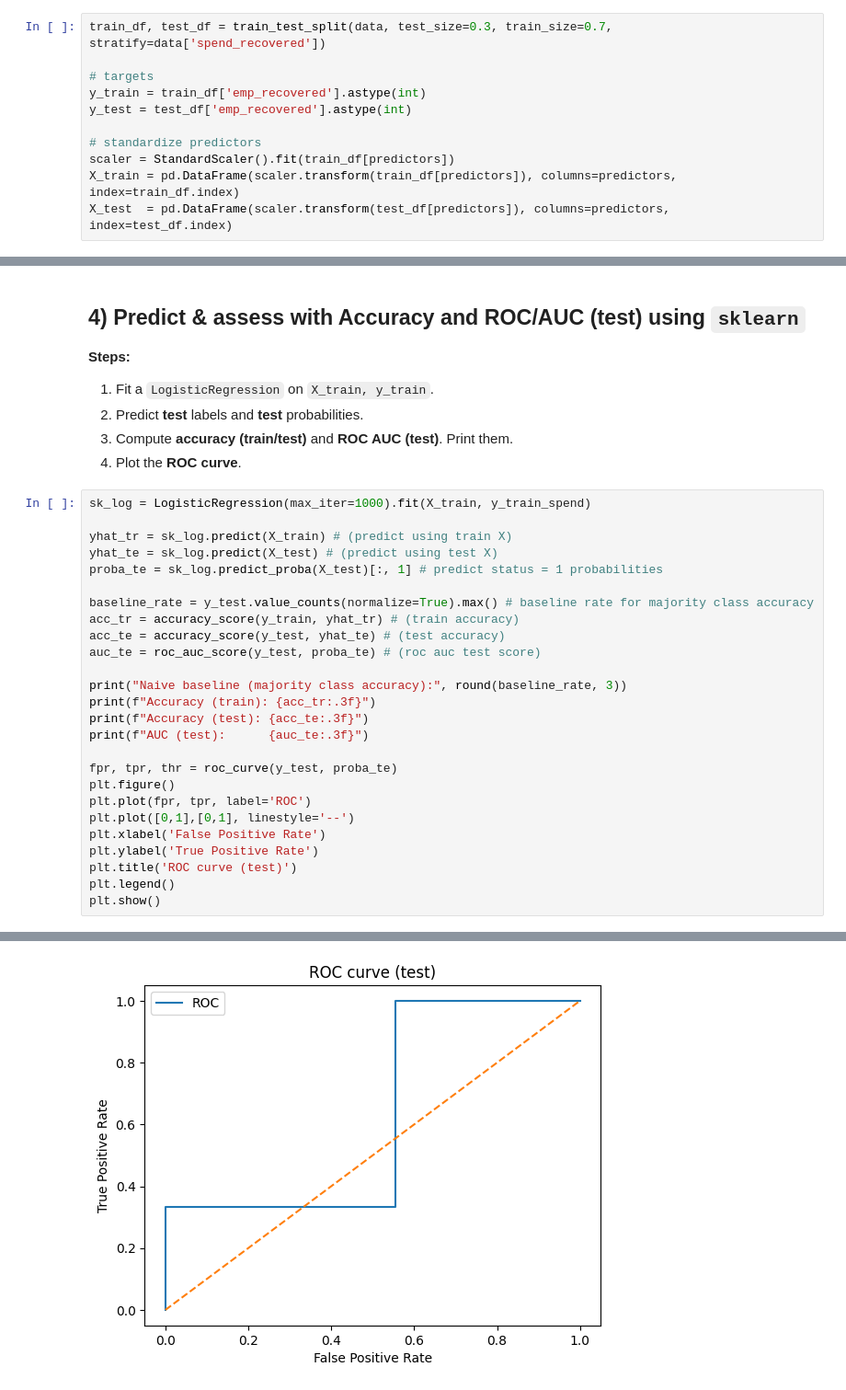
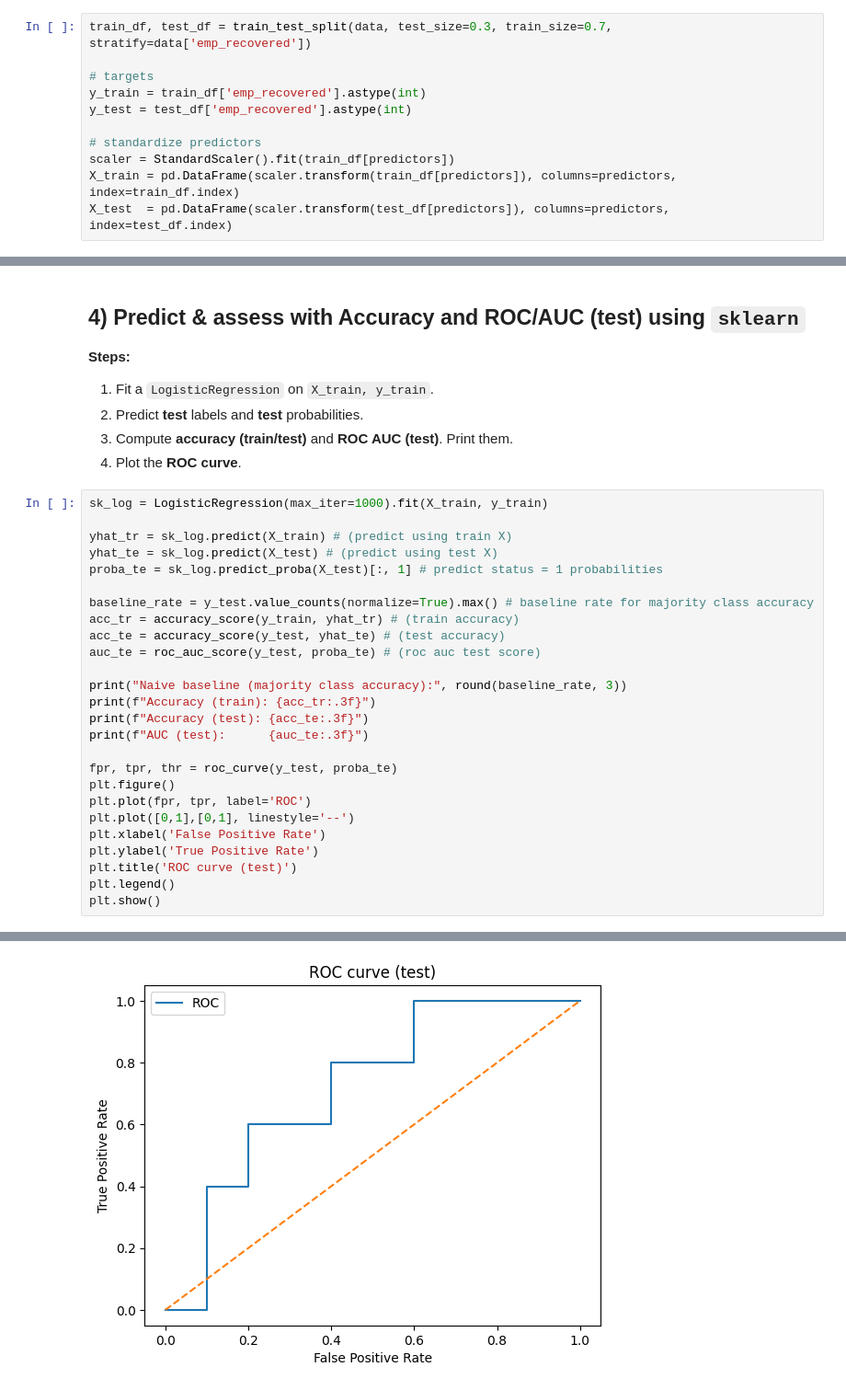
Before and after one commit to nisharonn/US-Economic-Recovery-Post-COVID-19, a Jupyter notebook: MLR1.ipynb, the cells around one changed output, grey strips where cells are left out. Shown: that part at 92% size. Drawn from its saved outputs; the diff is of its cells as text.

```diff
--- a/MLR1.ipynb
+++ b/MLR1.ipynb
@@ -153,5 +149,5 @@ Cleaning up the training data (ensure no NaNs):
 # %%
-train_df, test_df = train_test_split(data, test_size=0.3, train_size=0.7, stratify=data['spend_recovered'])
+train_df, test_df = train_test_split(data, test_size=0.3, train_size=0.7, stratify=data['emp_recovered'])
 
 # targets
 y_train = train_df['emp_recovered'].astype(int)
@@ -200,7 +196,7 @@ dtype: float64
 3. Compute **accuracy (train/test)** and **ROC AUC (test)**. Print them.
 4. Plot the **ROC curve**.
 # %%
-sk_log = LogisticRegression(max_iter=1000).fit(X_train, y_train_spend)
+sk_log = LogisticRegression(max_iter=1000).fit(X_train, y_train)
 
 yhat_tr = sk_log.predict(X_train) # (predict using train X)
 yhat_te = sk_log.predict(X_test) # (predict using test X)
@@ -233 +229 @@ AUC (test):      0.630
-[figure, old version]
+[figure, new version]
```
Also changed, not shown: parts of 13 cells of this notebook.
